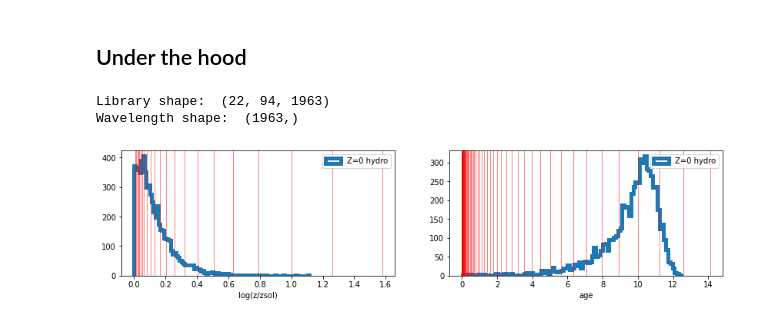
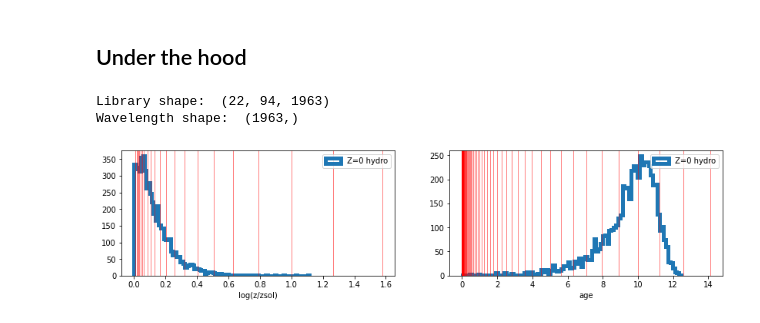
Before and after one commit to nesar/hydro_colors, a Jupyter notebook: nbs/index.ipynb, the cells around one changed output. Saved outputs shown, nothing was run; the diff lists cells and outputs as text; code cells hidden in the pictures.

Commit message:
added new stellar catalog and three templates

```diff
--- a/nbs/index.ipynb
+++ b/nbs/index.ipynb
@@ -105,23 +115,23 @@ from hydro_colors.load_sim_stellar_catalog import *
 # %%
 spec_flux, spec_wave = load_fsps_spectral_library()
 age_fsps_gyr, Z_padova_fsps = load_fsps_age_metallicity()
-gal_tag, stellar_idx, metal_hydro, mass, age_hydro, x, y, z = load_hacc_galaxy_data()
+gal_tag, stellar_idx, metal_hydro, mass, age_hydro, x, y, z, vx, vy, vz = load_hacc_galaxy_data()
 
 
 f, a = plt.subplots(1,2, figsize=(14, 3))
 a[0].hist(metal_hydro, bins = 100, histtype='step', lw=5, label='Z=0 hydro');
 [a[0].axvline(_x, linewidth=1, color='r', alpha=0.5) for _x in Z_padova_fsps];
 a[0].legend()
 a[0].set_xlabel('log(z/zsol)')
 
 
 a[1].hist(age_hydro, bins = 100, histtype='step', lw=5, label='Z=0 hydro');
 [a[1].axvline(_x, linewidth=1, color='r', alpha=0.5) for _x in age_fsps_gyr];
 a[1].legend()
 a[1].set_xlabel('age')
 
 plt.show()
 # %% [output]
 Library shape:  (22, 94, 1963)
 Wavelength shape:  (1963,)
-[figure, old version]
+[figure, new version]
```
Also changed, not shown: parts of 4 cells of this notebook, 13 other files.
